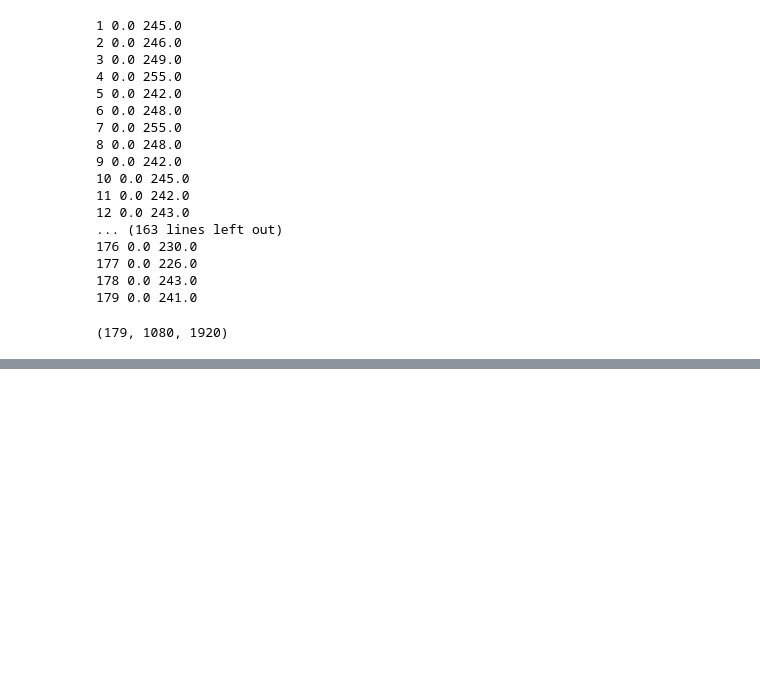
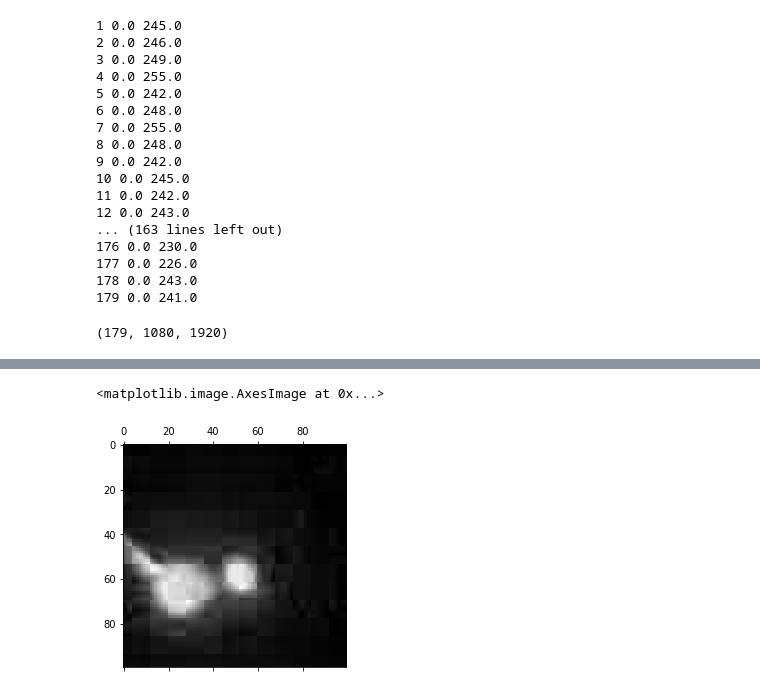
Before and after one commit to nuru-nu/moyo, a Jupyter notebook: notebooks/pixel_mapping.ipynb, the cells around one changed output, grey strips where cells are left out. Cells and saved outputs as stored; diff of their text form; code cells hidden in the pictures; blank space fills up the shorter version.

```diff
--- a/notebooks/pixel_mapping.ipynb
+++ b/notebooks/pixel_mapping.ipynb
@@ -141,0 +172,5 @@ for idx, co in enumerate(pixel_cos):
+# %%
+plt.matshow(data[2, 250:350, 500:600], cmap='gray')
+# %% [output]
+<matplotlib.image.AxesImage at 0x...>
+[figure, added]
```
Also changed, not shown: parts of 13 cells of this notebook.
